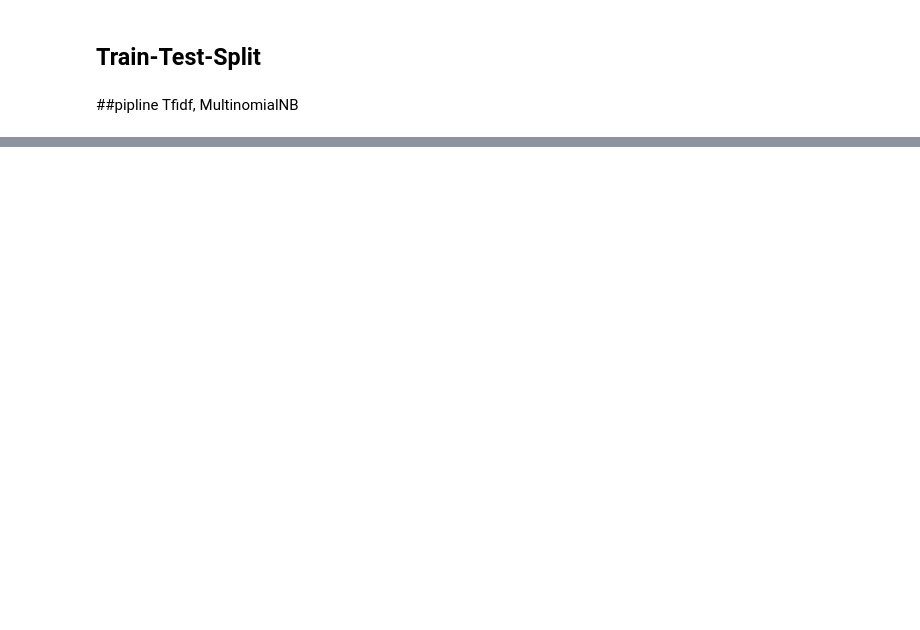
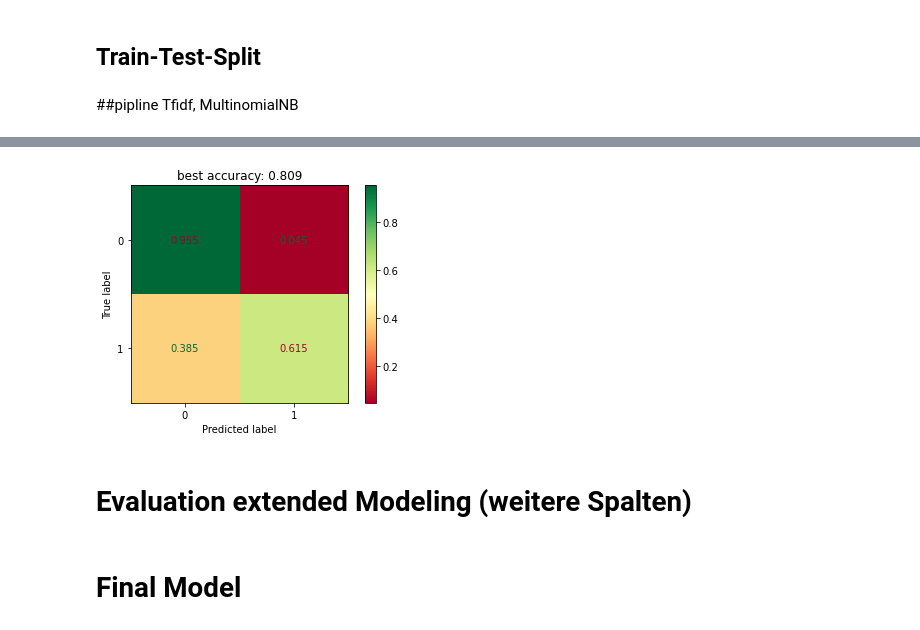
Before and after one commit to TTD-JPO/TDD-project, a Jupyter notebook: Main_TweetDisasterDetection.ipynb, the cells around one changed output, grey strips where cells are left out. Saved outputs shown, nothing was run; the diff lists cells and outputs as text; code cells hidden in the pictures; blank space fills up the shorter version.

```diff
--- a/Main_TweetDisasterDetection.ipynb
+++ b/Main_TweetDisasterDetection.ipynb
@@ -225,23 +286,29 @@ plt.show()
 # %%
-
-df=disaster_tweets
+df = disaster_tweets.copy()
+#### copy for trials
 
 X_train, X_test,\
 y_train, y_test =\
  train_test_split(df["text"],
                   df["target"],
                   test_size=0.2,
                   random_state=314159,
                   stratify=df["target"])
 
 
 #### naive bayes
 pipeMNB = make_pipeline(TfidfVectorizer(ngram_range=(1, 2)), MultinomialNB())
 
-display( cross_val_score(pipeMNB, X_train, y_train).mean() )
+#display( cross_val_score(pipeMNB, X_train, y_train).mean() )
 
 pipeMNB.fit(X_train, y_train)
 
 plot_confusion_matrix(pipeMNB, X_test, y_test, values_format="0.3f", normalize='true', cmap="RdYlGn")
 plt.title(f"best accuracy: { accuracy_score(y_test, pipeMNB.predict(X_test)):0.3f}")
 plt.show()
+# %% [output]
+[figure, added]
+# %% [markdown]
+# Evaluation extended Modeling (weitere Spalten)
+# %% [markdown]
+# Final Model
```
Also changed, not shown: parts of 42 cells of this notebook.
